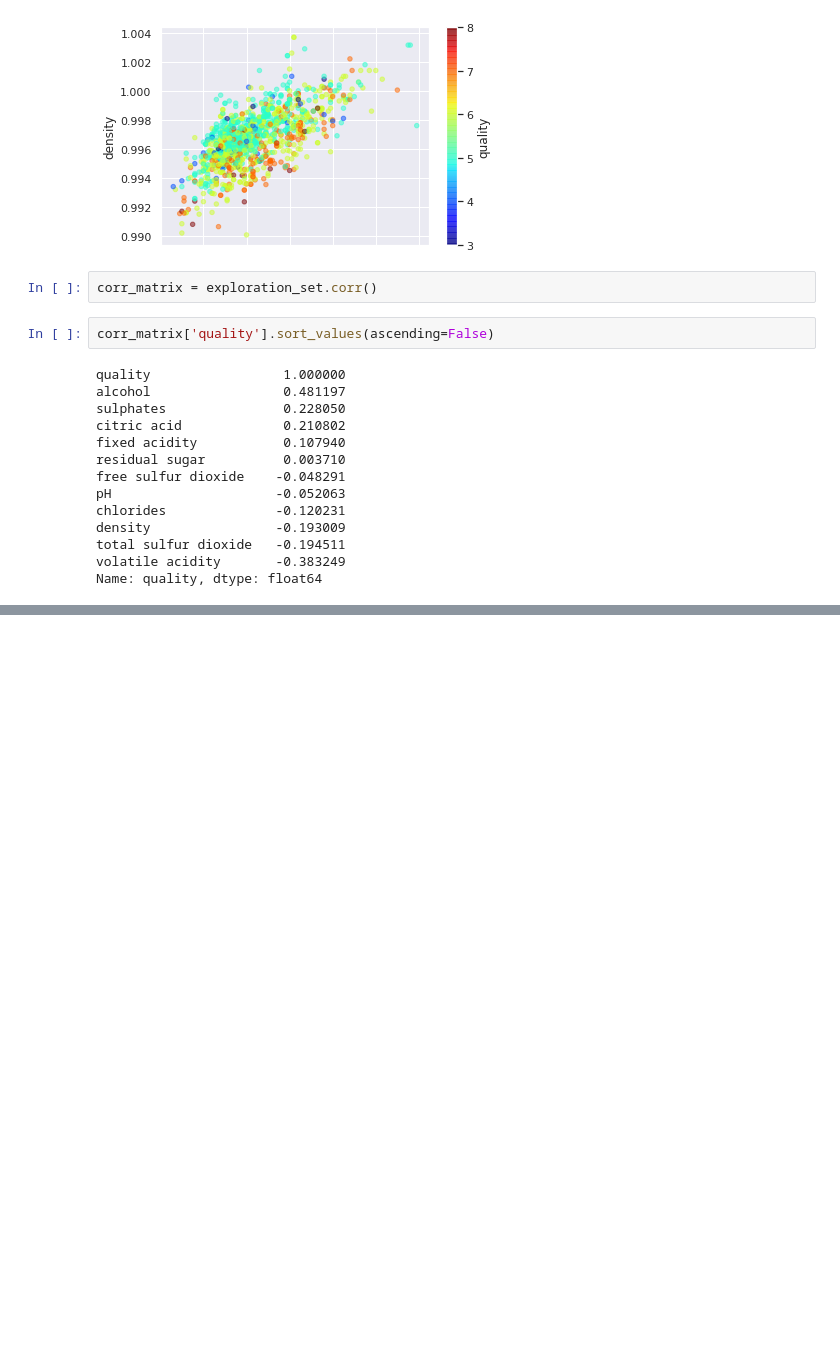
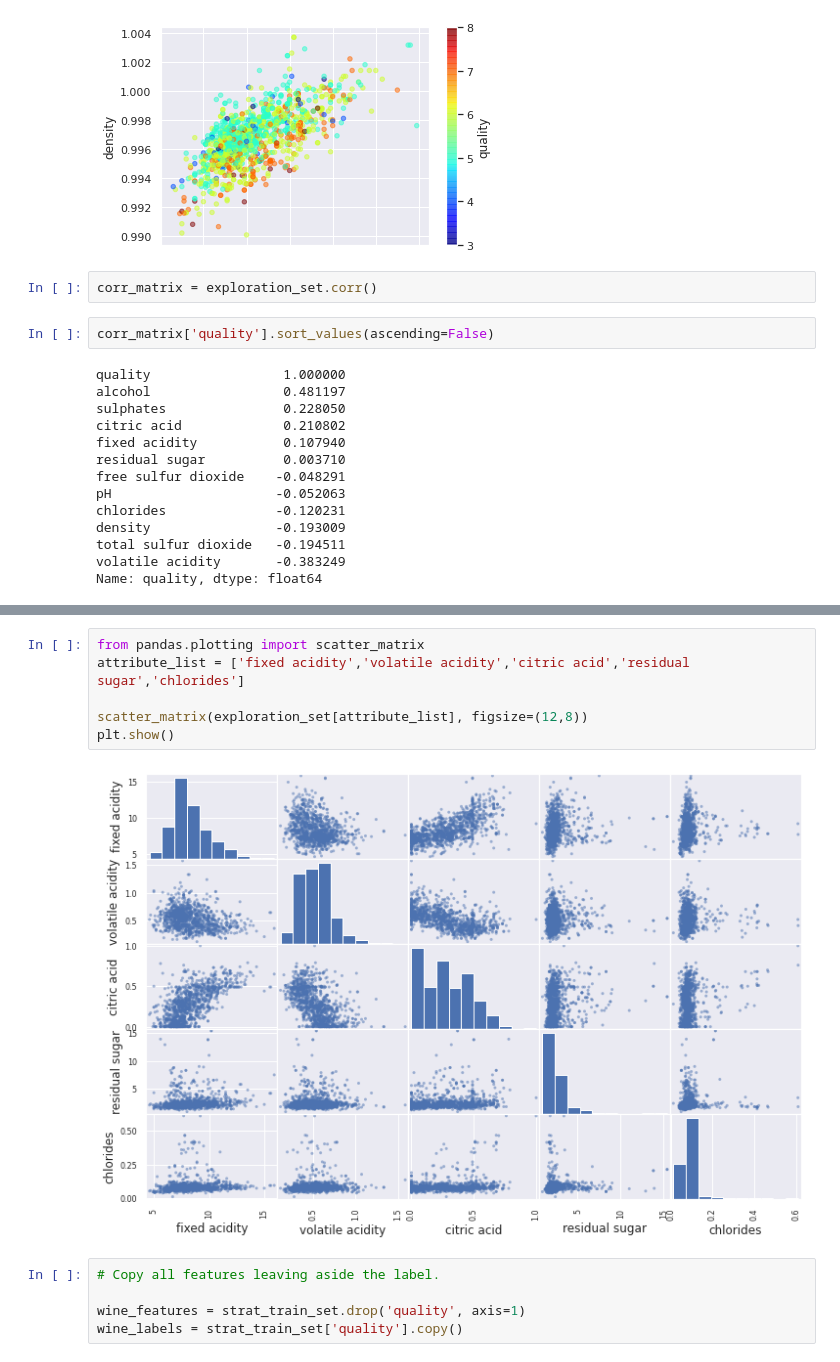
Before and after one commit to hardiksharma6555/MLP_code, a Jupyter notebook: Week1_MLP.ipynb, the cells around one changed output, grey strips where cells are left out. Saved outputs shown, nothing was run; the diff lists cells and outputs as text; blank space fills up the shorter version.

```diff
--- a/Week1_MLP.ipynb
+++ b/Week1_MLP.ipynb
@@ -241,0 +248,13 @@ Name: quality, dtype: float64
+# %%
+from pandas.plotting import scatter_matrix
+attribute_list = ['fixed acidity','volatile acidity','citric acid','residual sugar','chlorides']
+
+scatter_matrix(exploration_set[attribute_list], figsize=(12,8))
+plt.show()
+# %% [output]
+[figure, added]
+# %%
+# Copy all features leaving aside the label.
+
+wine_features = strat_train_set.drop('quality', axis=1)
+wine_labels = strat_train_set['quality'].copy()
```
Also changed, not shown: parts of 2 cells of this notebook.
